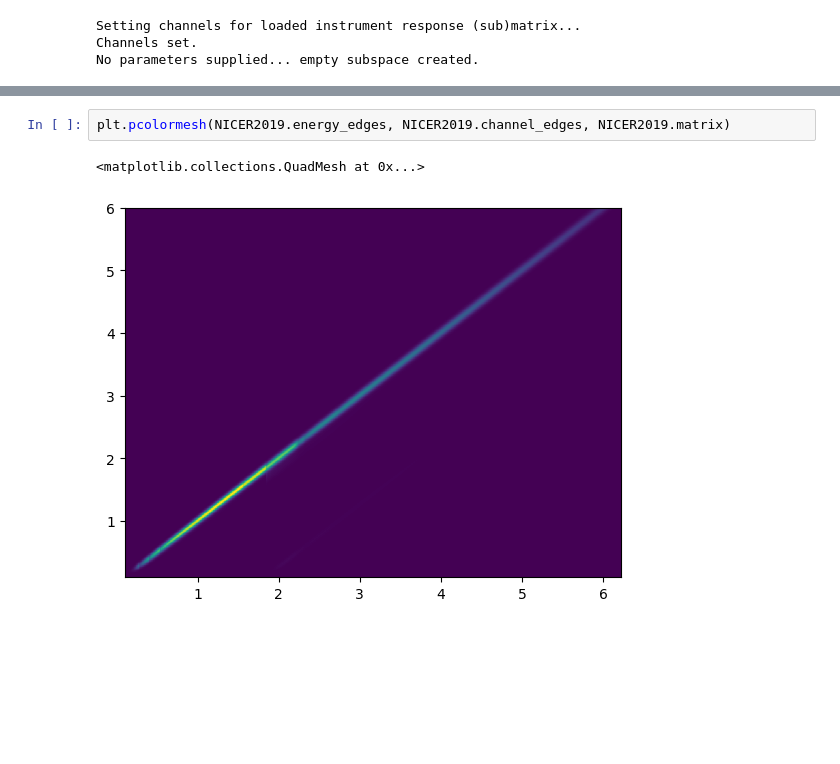
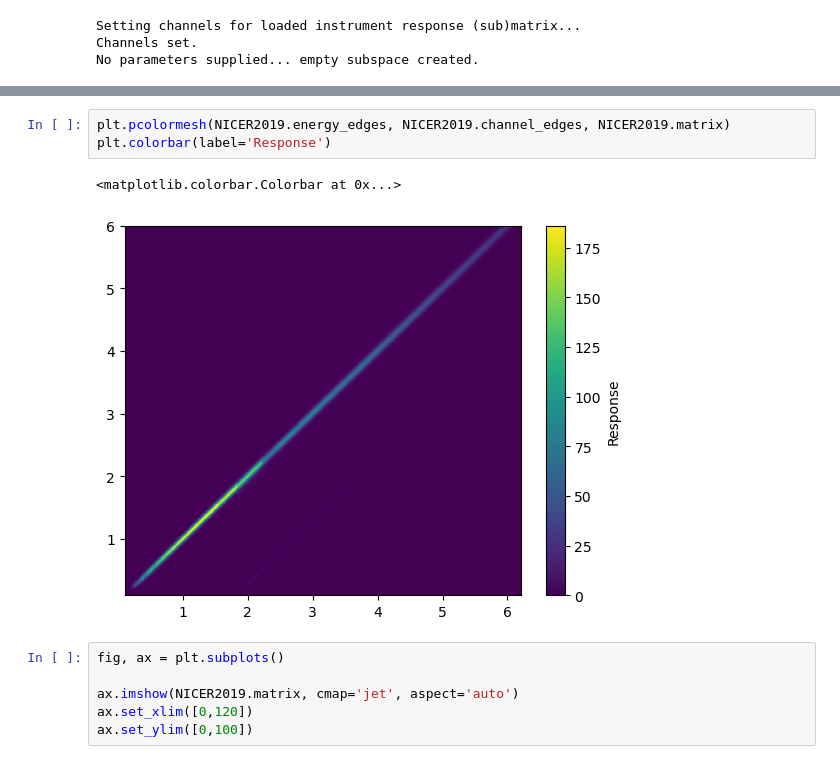
Before and after one commit to Basdorsman/xpsi, a Jupyter notebook: AMXPs/Notebooks/Instrument comparison.ipynb, the cells around one changed output, grey strips where cells are left out. Cells and saved outputs as stored; diff of their text form; blank space fills up the shorter version.

```diff
--- a/AMXPs/Notebooks/Instrument comparison.ipynb
+++ b/AMXPs/Notebooks/Instrument comparison.ipynb
@@ -81,5 +80,12 @@ ax.set_ylim([0,100])
 # %%
 plt.pcolormesh(NICER2019.energy_edges, NICER2019.channel_edges, NICER2019.matrix)
+plt.colorbar(label='Response')
 # %% [output]
-<matplotlib.collections.QuadMesh at 0x...>
+<matplotlib.colorbar.Colorbar at 0x...>
-[figure, old version]
+[figure, new version]
+# %%
+fig, ax = plt.subplots()
+
+ax.imshow(NICER2019.matrix, cmap='jet', aspect='auto')
+ax.set_xlim([0,120])
+ax.set_ylim([0,100])
```
Also changed, not shown: parts of 4 cells of this notebook, 14 other files.
